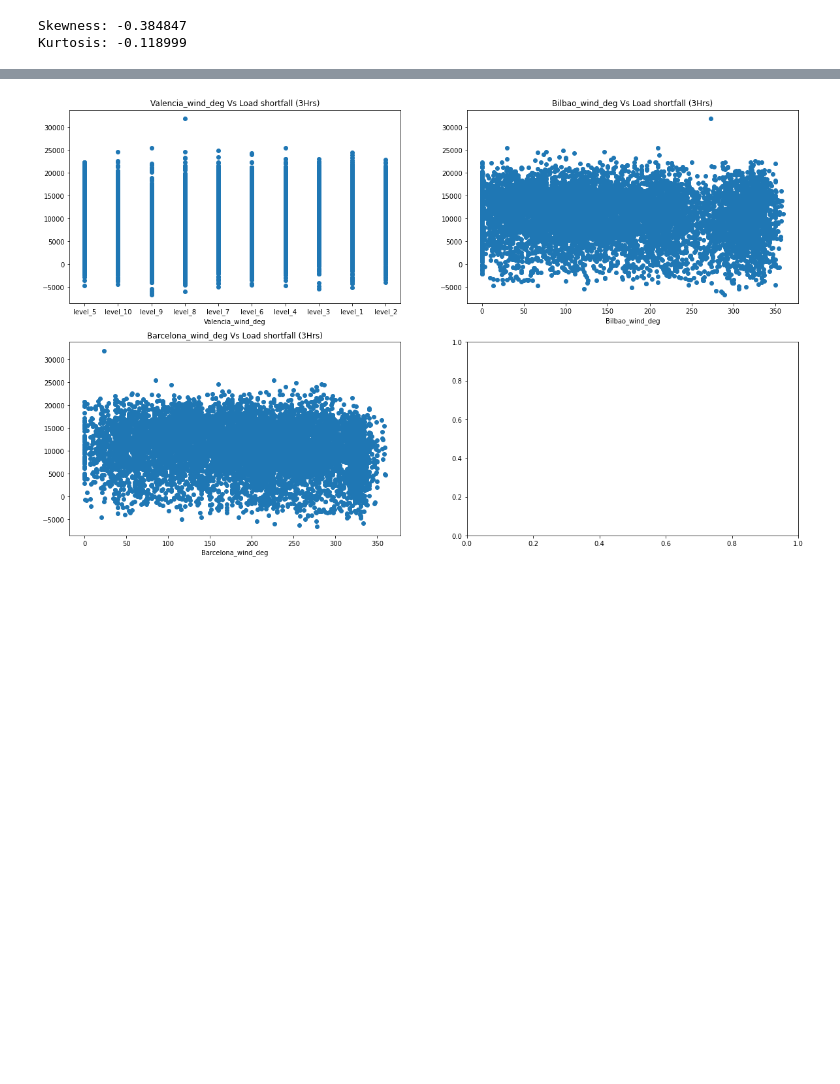
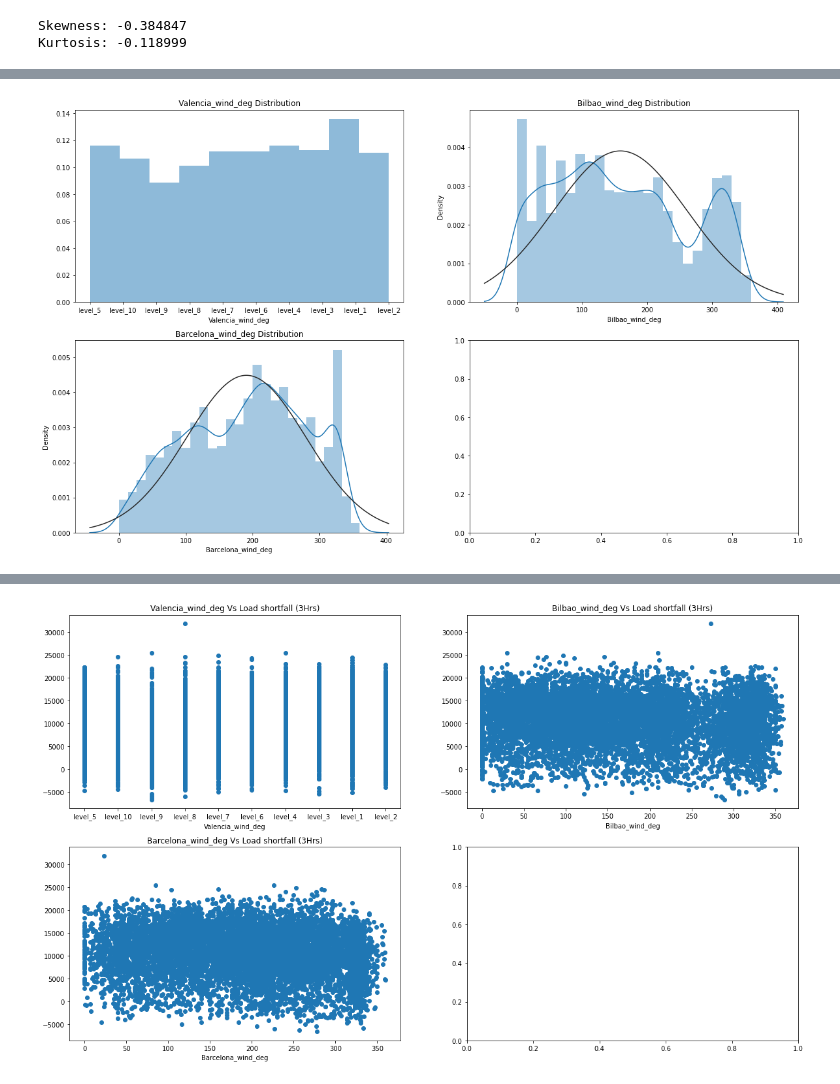
Before and after one commit to setshabapm/spain_electricity_shortfall_challenge_2023, a Jupyter notebook: Advanced-Regression-Starter-Data/starter-notebook.ipynb, the cells around one changed output, grey strips where cells are left out. Saved outputs shown, nothing was run; the diff lists cells and outputs as text; code cells hidden in the pictures; blank space fills up the shorter version.

```diff
--- a/Advanced-Regression-Starter-Data/starter-notebook.ipynb
+++ b/Advanced-Regression-Starter-Data/starter-notebook.ipynb
@@ -184,0 +191,4 @@ plt.show()
+# %%
+dist('wind_deg')
+# %% [output]
+[figure, added]
```
Also changed, not shown: parts of 103 cells of this notebook.
